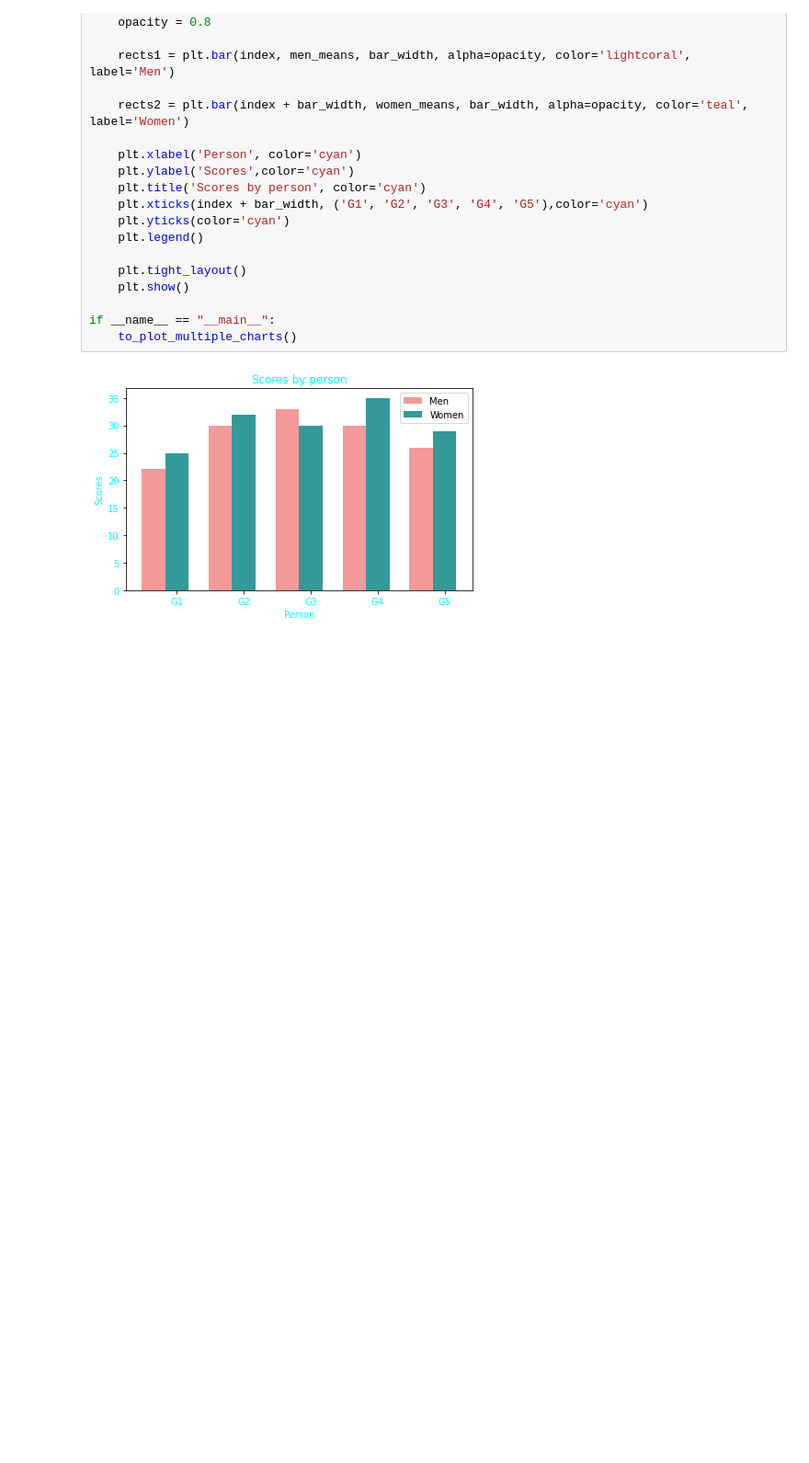
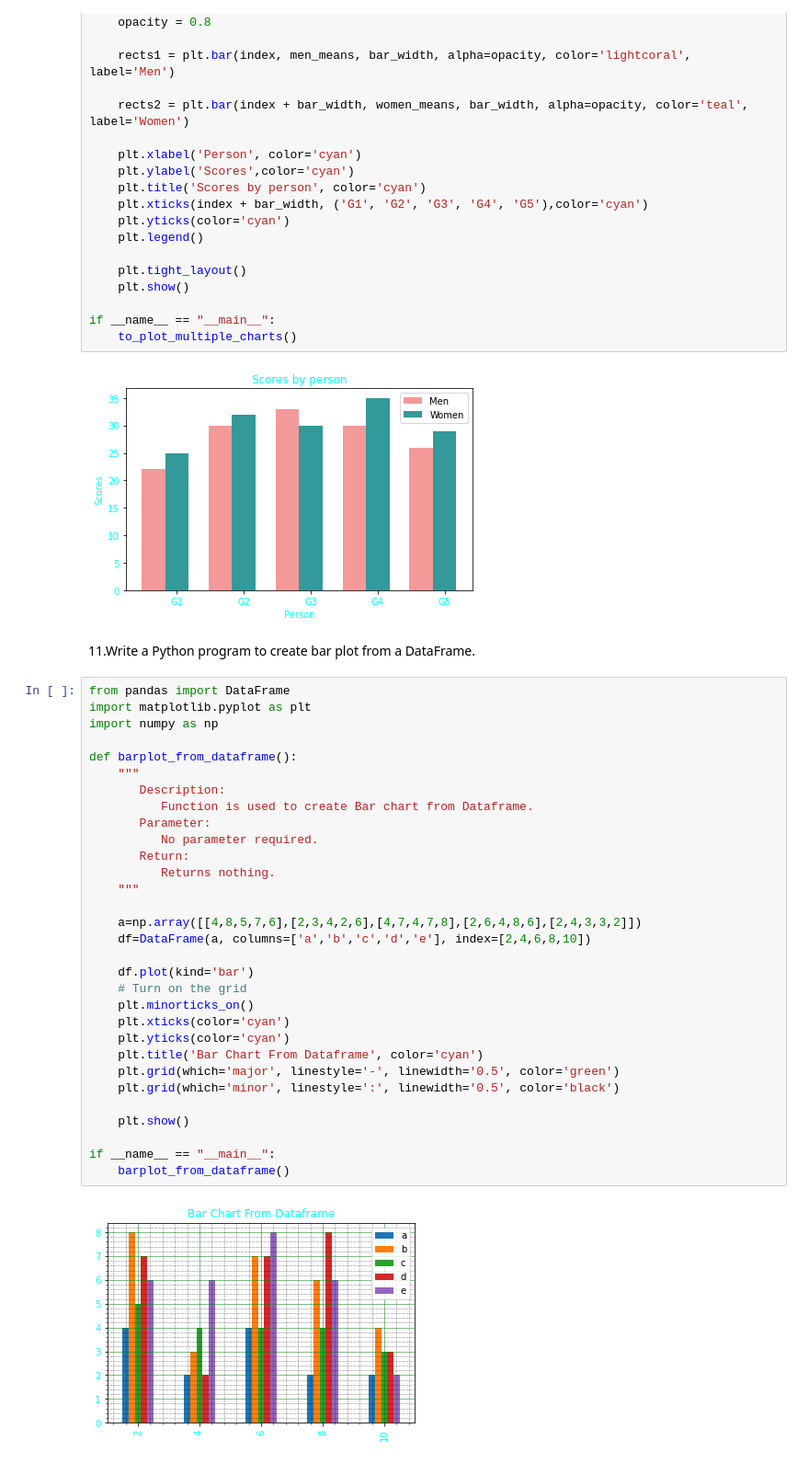
Before and after one commit to shaikhfarzana/Python-Libraries, a Jupyter notebook: Matplotlib_Bargraph_Problems/Matplotlib_Bargraph_Problems.ipynb, the cells around one changed output. Shown at 92% size. Drawn from its saved outputs; the diff is of its cells as text; blank space fills up the shorter version.

Commit message:
[Farzana] Add: Python program to create Bar chart from Dataframe.

```diff
--- a/Matplotlib_Bargraph_Problems/Matplotlib_Bargraph_Problems.ipynb
+++ b/Matplotlib_Bargraph_Problems/Matplotlib_Bargraph_Problems.ipynb
@@ -370,3 +370,38 @@ if __name__ == "__main__":
     to_plot_multiple_charts()
 # %% [output]
 [figure]
+# %% [markdown]
+11.Write a Python program to create bar plot from a DataFrame.
+# %%
+from pandas import DataFrame
+import matplotlib.pyplot as plt
+import numpy as np
+
+def barplot_from_dataframe():
+    """
+       Description:
+          Function is used to create Bar chart from Dataframe.
+       Parameter:
+          No parameter required.
+       Return:
+          Returns nothing.
+    """
+
+    a=np.array([[4,8,5,7,6],[2,3,4,2,6],[4,7,4,7,8],[2,6,4,8,6],[2,4,3,3,2]])
+    df=DataFrame(a, columns=['a','b','c','d','e'], index=[2,4,6,8,10])
+
+    df.plot(kind='bar')
+    # Turn on the grid
+    plt.minorticks_on()
+    plt.xticks(color='cyan')
+    plt.yticks(color='cyan')
+    plt.title('Bar Chart From Dataframe', color='cyan')
+    plt.grid(which='major', linestyle='-', linewidth='0.5', color='green')
+    plt.grid(which='minor', linestyle=':', linewidth='0.5', color='black')
+
+    plt.show()
+
+if __name__ == "__main__":
+    barplot_from_dataframe()
+# %% [output]
+[figure, added]
```
